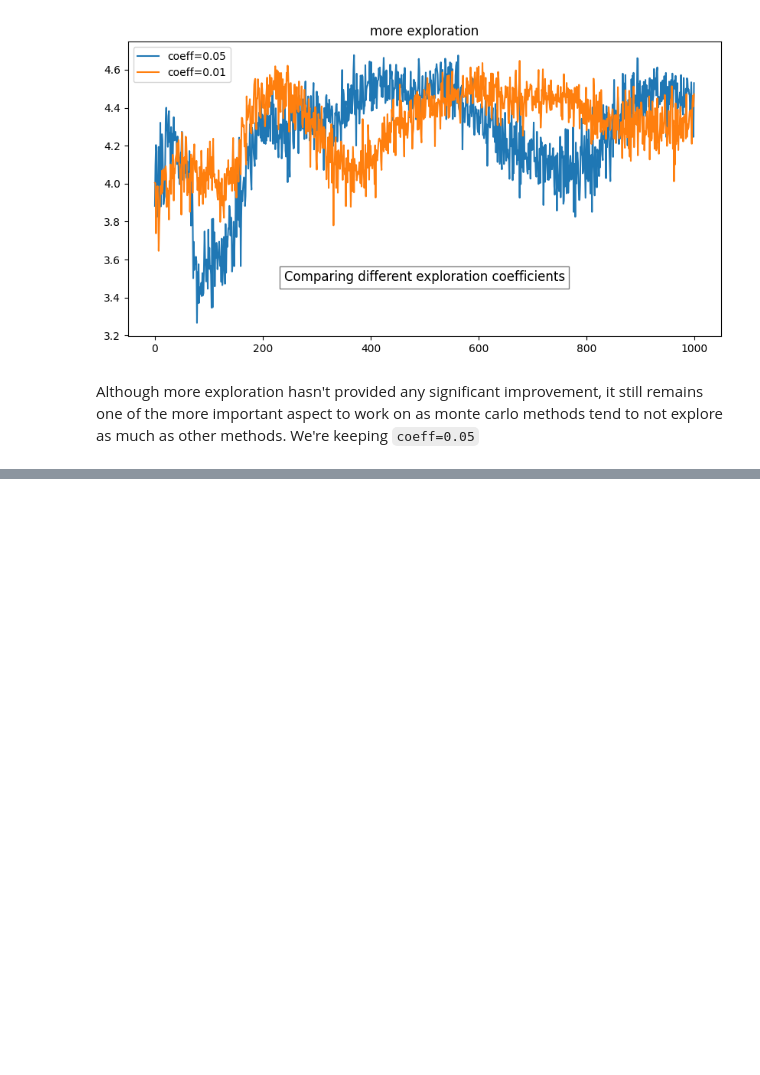
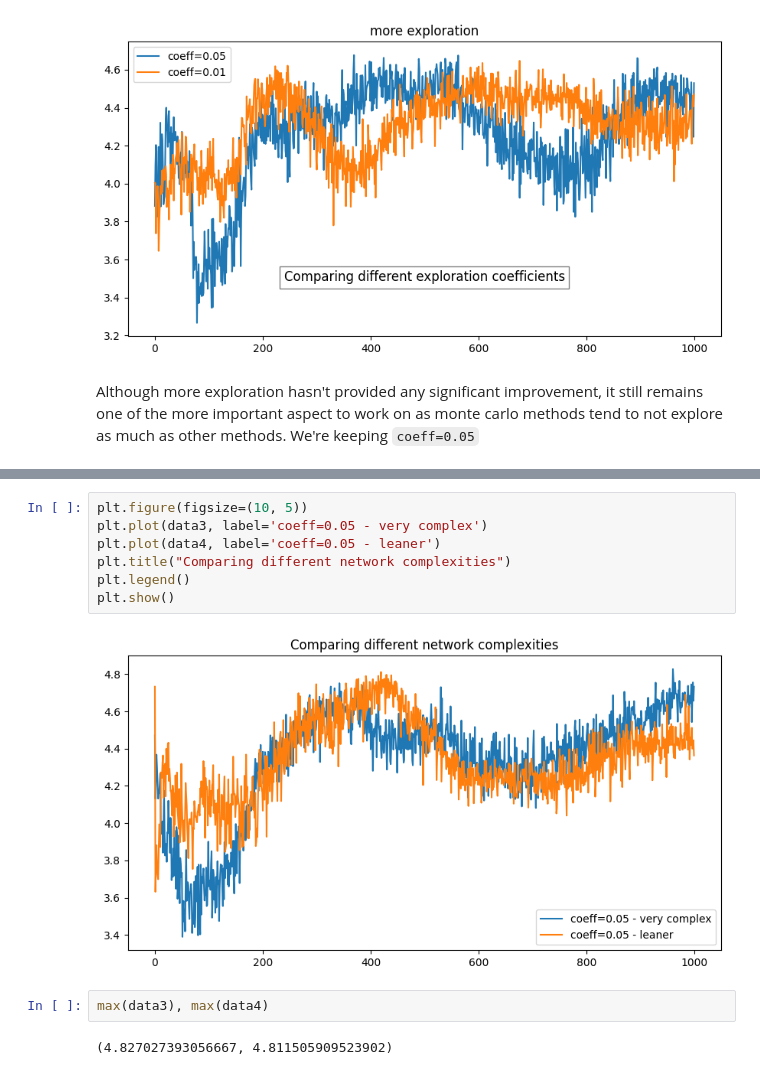
Before and after one commit to andreaborghesi00/harvest-n-thrive, a Jupyter notebook: scraps.ipynb, the cells around one changed output, grey strips where cells are left out. Drawn from its saved outputs; the diff is of its cells as text; blank space fills up the shorter version.

```diff
--- a/scraps.ipynb
+++ b/scraps.ipynb
@@ -24,0 +31,13 @@ We're keeping `coeff=0.05`
+# %%
+plt.figure(figsize=(10, 5))
+plt.plot(data3, label='coeff=0.05 - very complex')
+plt.plot(data4, label='coeff=0.05 - leaner')
+plt.title("Comparing different network complexities")
+plt.legend()
+plt.show()
+# %% [output]
+[figure, added]
+# %%
+max(data3), max(data4)
+# %% [output]
+(4.827027393056667, 4.811505909523902)
```
Also changed, not shown: parts of 18 cells of this notebook, 3 other files.
